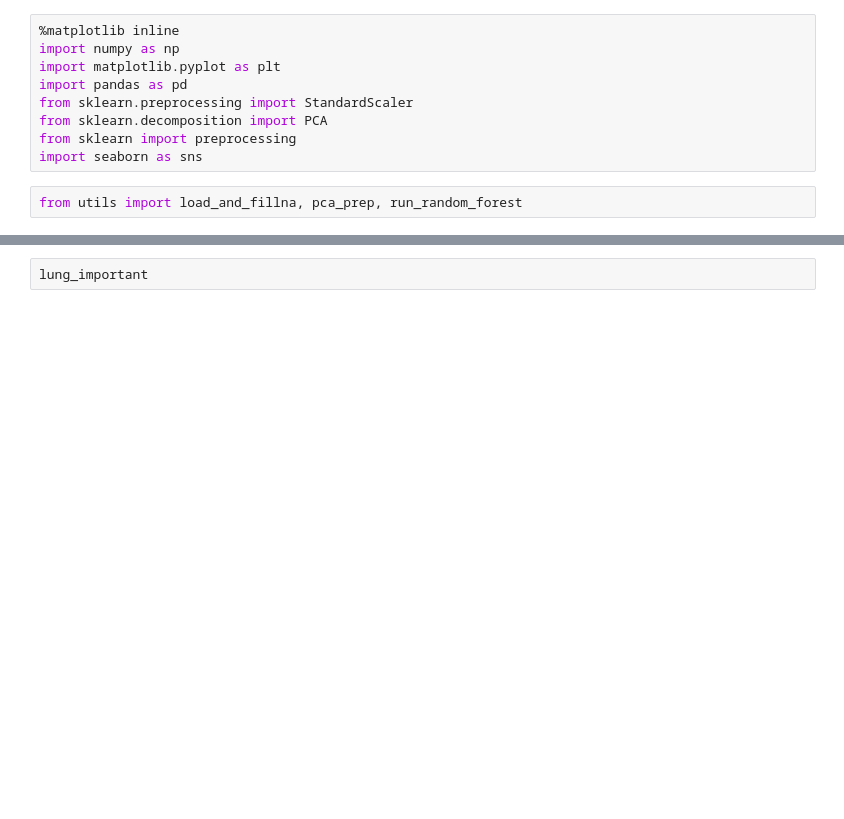
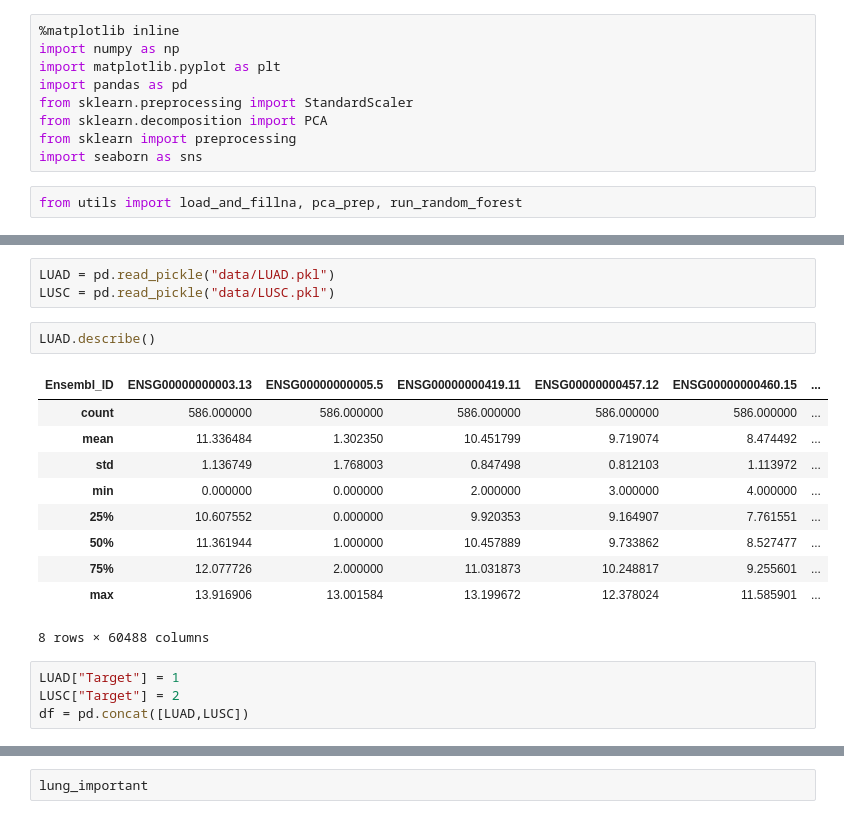
Before and after one commit to estherb-s/CompBio-1, a Jupyter notebook: RandForest-LUNG.ipynb, the cells around one changed output, grey strips where cells are left out. Saved outputs shown, nothing was run; the diff lists cells and outputs as text; blank space fills up the shorter version.

```diff
--- a/RandForest-LUNG.ipynb
+++ b/RandForest-LUNG.ipynb
@@ -11,0 +23,20 @@ from utils import load_and_fillna, pca_prep, run_random_forest
+# %%
+LUAD = pd.read_pickle("data/LUAD.pkl")
+LUSC = pd.read_pickle("data/LUSC.pkl")
+# %%
+LUAD.describe()
+# %% [output]
+| Ensembl_ID | ENSG00000000003.13 | ENSG00000000005.5 | ENSG00000000419.11 | ENSG00000000457.12 | ENSG00000000460.15 | ... |
+| count | 586.000000 | 586.000000 | 586.000000 | 586.000000 | 586.000000 | ... |
+| mean | 11.336484 | 1.302350 | 10.451799 | 9.719074 | 8.474492 | ... |
+| std | 1.136749 | 1.768003 | 0.847498 | 0.812103 | 1.113972 | ... |
+| min | 0.000000 | 0.000000 | 2.000000 | 3.000000 | 4.000000 | ... |
+| 25% | 10.607552 | 0.000000 | 9.920353 | 9.164907 | 7.761551 | ... |
+| 50% | 11.361944 | 1.000000 | 10.457889 | 9.733862 | 8.527477 | ... |
+| 75% | 12.077726 | 2.000000 | 11.031873 | 10.248817 | 9.255601 | ... |
+| max | 13.916906 | 13.001584 | 13.199672 | 12.378024 | 11.585901 | ... |
+8 rows × 60488 columns
+# %%
+LUAD["Target"] = 1
+LUSC["Target"] = 2
+df = pd.concat([LUAD,LUSC])
```
Also changed, not shown: parts of 30 cells of this notebook, 1 other file.
